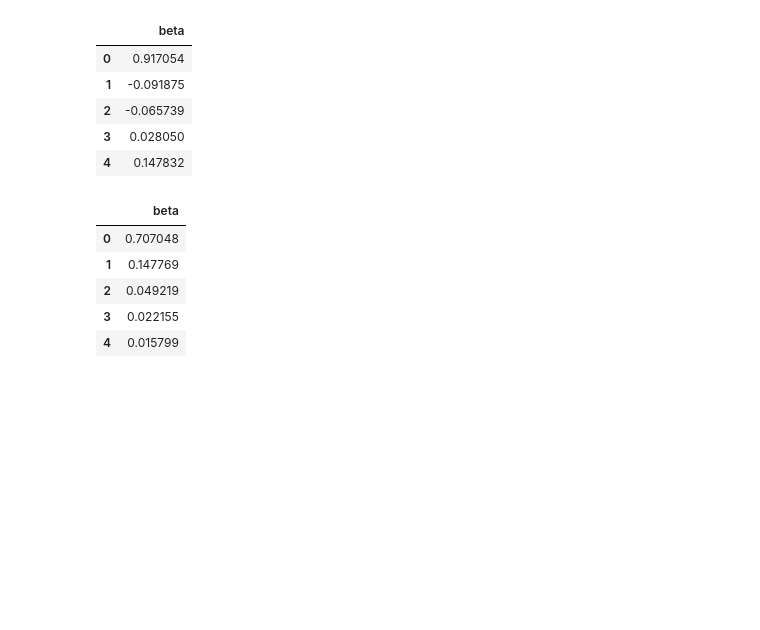
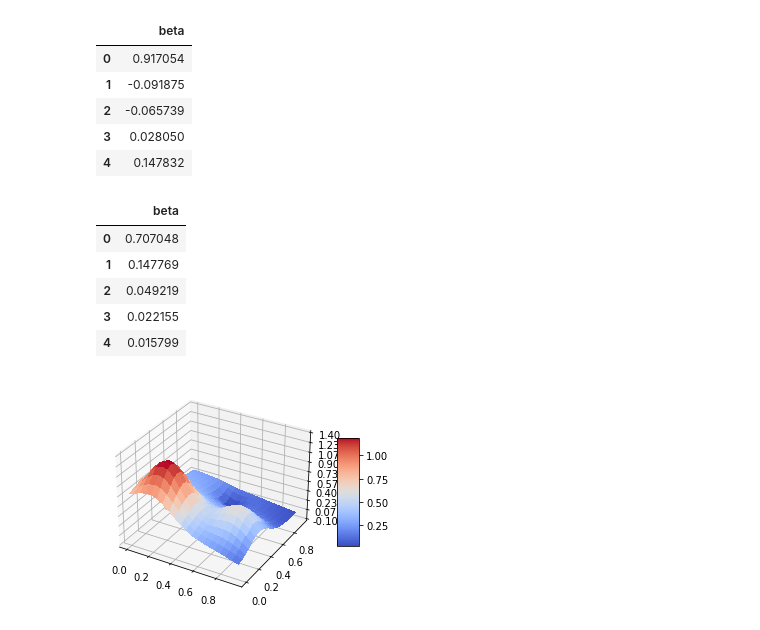
Before and after one commit to tabjone/FYS-STK4155_P1, a Jupyter notebook: Project1_Main.ipynb, the cells around one changed output. Cells and saved outputs as stored; diff of their text form; code cells hidden in the pictures; blank space fills up the shorter version.

```diff
--- a/Project1_Main.ipynb
+++ b/Project1_Main.ipynb
@@ -463,3 +495,47 @@ for i in range(nlambdas):
 | 2 | 0.049219 |
 | 3 | 0.022155 |
 | 4 | 0.015799 |
+# %%
+%matplotlib inline
+
+from mpl_toolkits.mplot3d import Axes3D
+import matplotlib.pyplot as plt
+from matplotlib import cm
+from matplotlib.ticker import LinearLocator, FormatStrFormatter
+import numpy as np
+from random import random, seed
+
+fig = plt.figure()
+ax = fig.gca(projection='3d')
+
+# Make data.
+x = np.arange(0, 1, 0.05)
+y = np.arange(0, 1, 0.05)
+x, y = np.meshgrid(x,y)
+
+
+def FrankeFunction(x,y):
+    term1 = 0.75*np.exp(-(0.25*(9*x-2)**2) - 0.25*((9*y-2)**2))
+    term2 = 0.75*np.exp(-((9*x+1)**2)/49.0 - 0.1*(9*y+1))
+    term3 = 0.5*np.exp(-(9*x-7)**2/4.0 - 0.25*((9*y-3)**2))
+    term4 = -0.2*np.exp(-(9*x-4)**2 - (9*y-7)**2)
+    return term1 + term2 + term3 + term4
+
+
+z = FrankeFunction(x, y)
+
+# Plot the surface.
+surf = ax.plot_surface(x, y, z, cmap=cm.coolwarm,
+                       linewidth=0, antialiased=False)
+
+# Customize the z axis.
+ax.set_zlim(-0.10, 1.40)
+ax.zaxis.set_major_locator(LinearLocator(10))
+ax.zaxis.set_major_formatter(FormatStrFormatter('%.02f'))
+
+# Add a color bar which maps values to colors.
+fig.colorbar(surf, shrink=0.5, aspect=5)
+
+plt.show()
+# %% [output]
+[figure, added]
```
Also changed, not shown: parts of 6 cells of this notebook, 1 other file.
